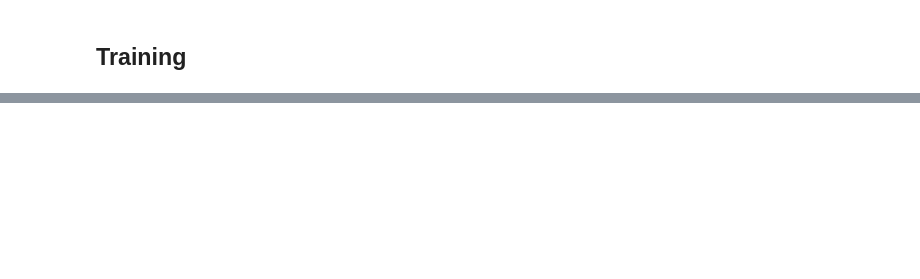
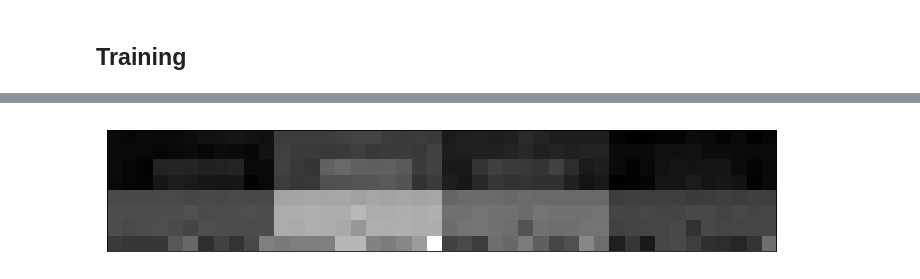
Before and after one commit to pilipolio/rl-study, a Jupyter notebook: DoomBasic_final.ipynb, the cells around one changed output, grey strips where cells are left out. Cells and saved outputs as stored; diff of their text form; code cells hidden in the pictures; blank space fills up the shorter version.

```diff
--- a/DoomBasic_final.ipynb
+++ b/DoomBasic_final.ipynb
@@ -412,0 +417,9 @@ episode 590 with 70 steps, -420 reward and #actions [32 32  4  2]
+# %%
+to_conv2_relu = Sequential(layers=acting_model.layers[:6])
+
+image_activation_by_filters = to_conv2_relu.call(np.array([obs])).eval()
+
+plt.figure(figsize=(12, 12))
+show(np.hstack(image_activation_by_filters.squeeze()));
+# %% [output]
+[figure, added]
```
Also changed, not shown: parts of 9 cells of this notebook.
